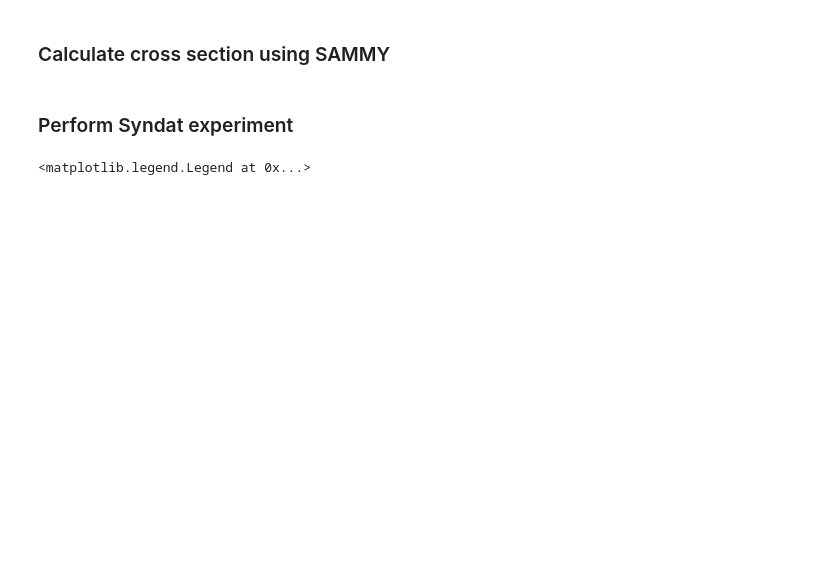
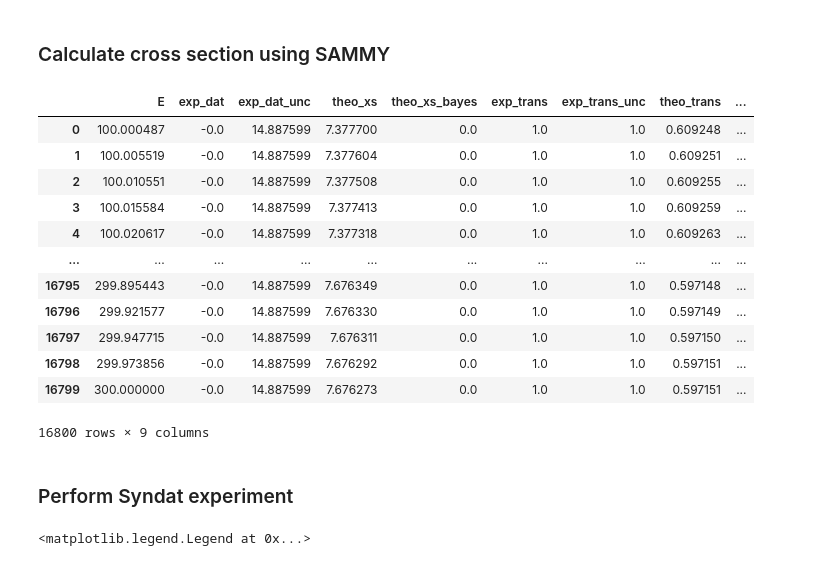
Before and after one commit to Naww137/Syndat, a Jupyter notebook: examples/GenerateData_UserExample_SAMMY.ipynb, the cells around one changed output. Drawn from its saved outputs; the diff is of its cells as text; code cells hidden in the pictures; blank space fills up the shorter version.

```diff
--- a/examples/GenerateData_UserExample_SAMMY.ipynb
+++ b/examples/GenerateData_UserExample_SAMMY.ipynb
@@ -67,5 +95,21 @@ resonance_ladder = Ta_pair.sample_resonance_ladder(energy_grid, spin_groups, ave
 # %%
 syndat.sammy_interface.calculate_xs(energy_grid, resonance_ladder, Ta_pair)
 theo = syndat.sammy_interface.readlst('./SAMMY_runDIR/SAMMY.LST')
+# %%
+theo
+# %% [output]
+|  | E | exp_dat | exp_dat_unc | theo_xs | theo_xs_bayes | exp_trans | exp_trans_unc | theo_trans | ... |
+| 0 | 100.000487 | -0.0 | 14.887599 | 7.377700 | 0.0 | 1.0 | 1.0 | 0.609248 | ... |
+| 1 | 100.005519 | -0.0 | 14.887599 | 7.377604 | 0.0 | 1.0 | 1.0 | 0.609251 | ... |
+| 2 | 100.010551 | -0.0 | 14.887599 | 7.377508 | 0.0 | 1.0 | 1.0 | 0.609255 | ... |
+| 3 | 100.015584 | -0.0 | 14.887599 | 7.377413 | 0.0 | 1.0 | 1.0 | 0.609259 | ... |
+| 4 | 100.020617 | -0.0 | 14.887599 | 7.377318 | 0.0 | 1.0 | 1.0 | 0.609263 | ... |
+| ... | ... | ... | ... | ... | ... | ... | ... | ... | ... |
+| 16795 | 299.895443 | -0.0 | 14.887599 | 7.676349 | 0.0 | 1.0 | 1.0 | 0.597148 | ... |
+| 16796 | 299.921577 | -0.0 | 14.887599 | 7.676330 | 0.0 | 1.0 | 1.0 | 0.597149 | ... |
+| 16797 | 299.947715 | -0.0 | 14.887599 | 7.676311 | 0.0 | 1.0 | 1.0 | 0.597150 | ... |
+| 16798 | 299.973856 | -0.0 | 14.887599 | 7.676292 | 0.0 | 1.0 | 1.0 | 0.597151 | ... |
+| 16799 | 300.000000 | -0.0 | 14.887599 | 7.676273 | 0.0 | 1.0 | 1.0 | 0.597151 | ... |
+16800 rows × 9 columns
 # %% [markdown]
 ### Perform Syndat experiment
```
Also changed, not shown: parts of 10 cells of this notebook, 1 other file.
